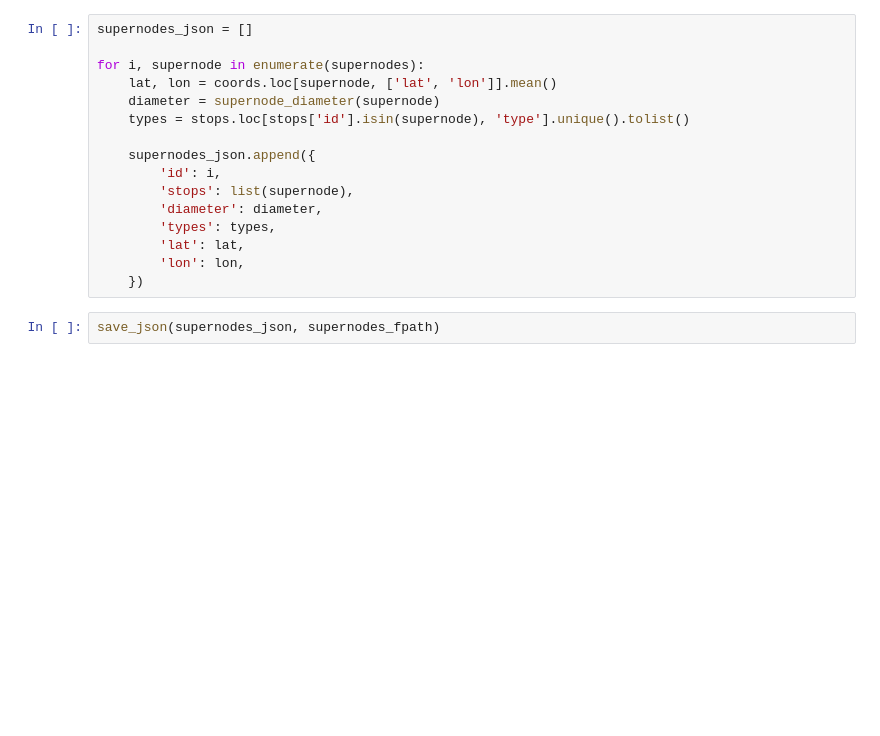
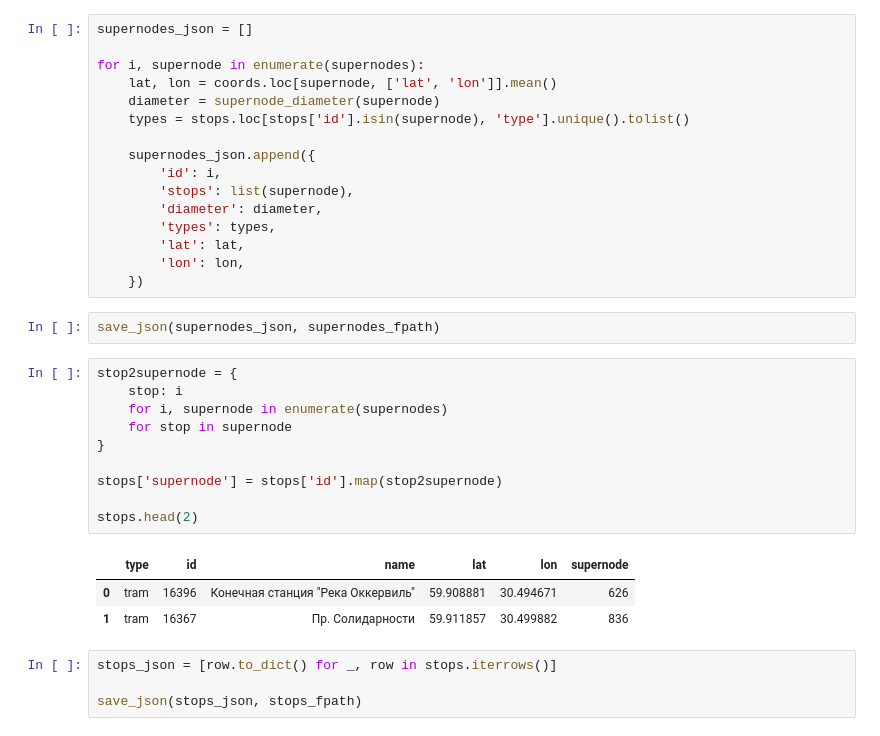
Before and after one commit to AlgoMathITMO/public-transport-network, a Jupyter notebook: notebooks/2_supernodes.ipynb, the cells around one changed output. Drawn from its saved outputs; the diff is of its cells as text; blank space fills up the shorter version.

```diff
--- a/notebooks/2_supernodes.ipynb
+++ b/notebooks/2_supernodes.ipynb
@@ -99,3 +99,21 @@ for i, supernode in enumerate(supernodes):
     })
 # %%
 save_json(supernodes_json, supernodes_fpath)
+# %%
+stop2supernode = {
+    stop: i
+    for i, supernode in enumerate(supernodes)
+    for stop in supernode
+}
+
+stops['supernode'] = stops['id'].map(stop2supernode)
+
+stops.head(2)
+# %% [output]
+|  | type | id | name | lat | lon | supernode |
+| 0 | tram | 16396 | Конечная станция "Река Оккервиль" | 59.908881 | 30.494671 | 626 |
+| 1 | tram | 16367 | Пр. Солидарности | 59.911857 | 30.499882 | 836 |
+# %%
+stops_json = [row.to_dict() for _, row in stops.iterrows()]
+
+save_json(stops_json, stops_fpath)
```
Also changed, not shown: parts of 1 cell of this notebook, 13 other files.
